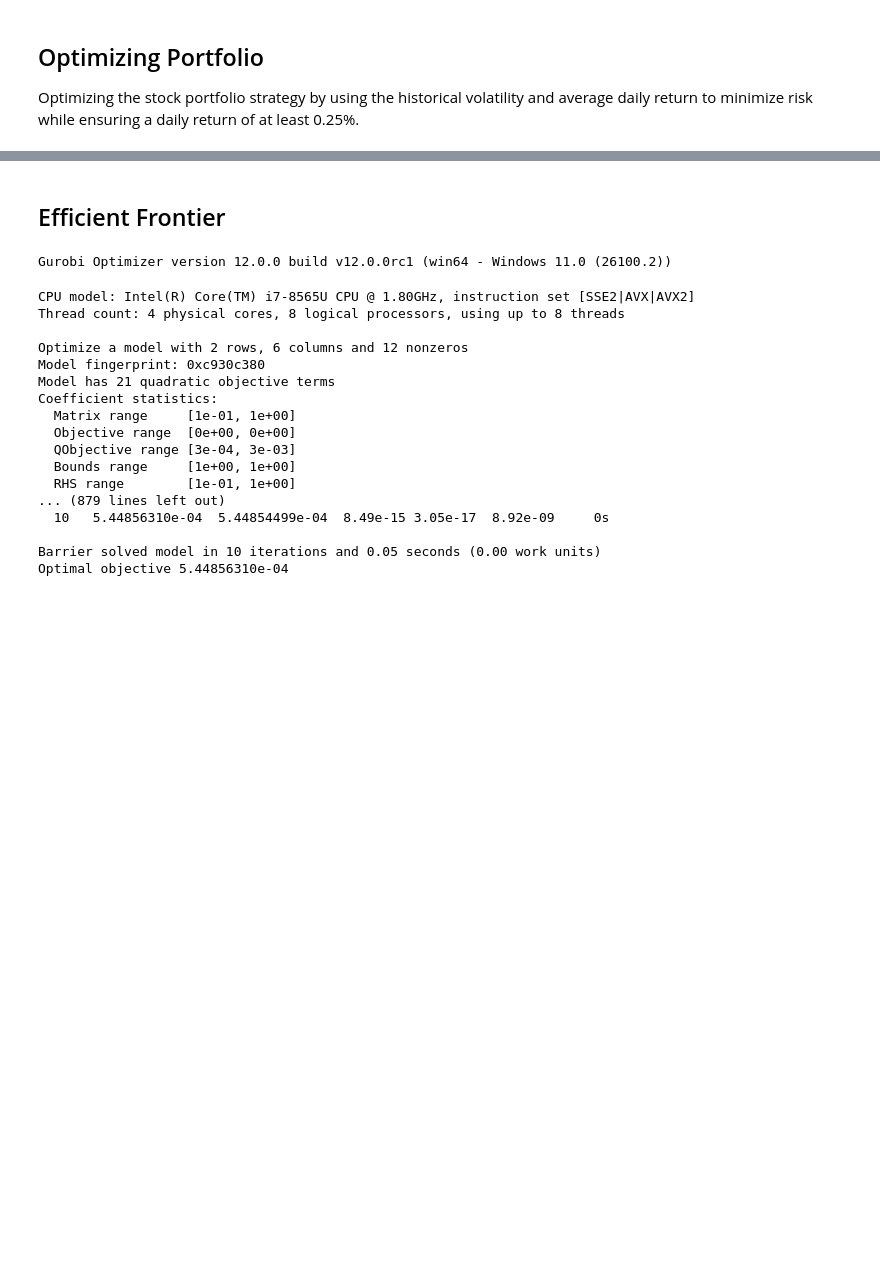
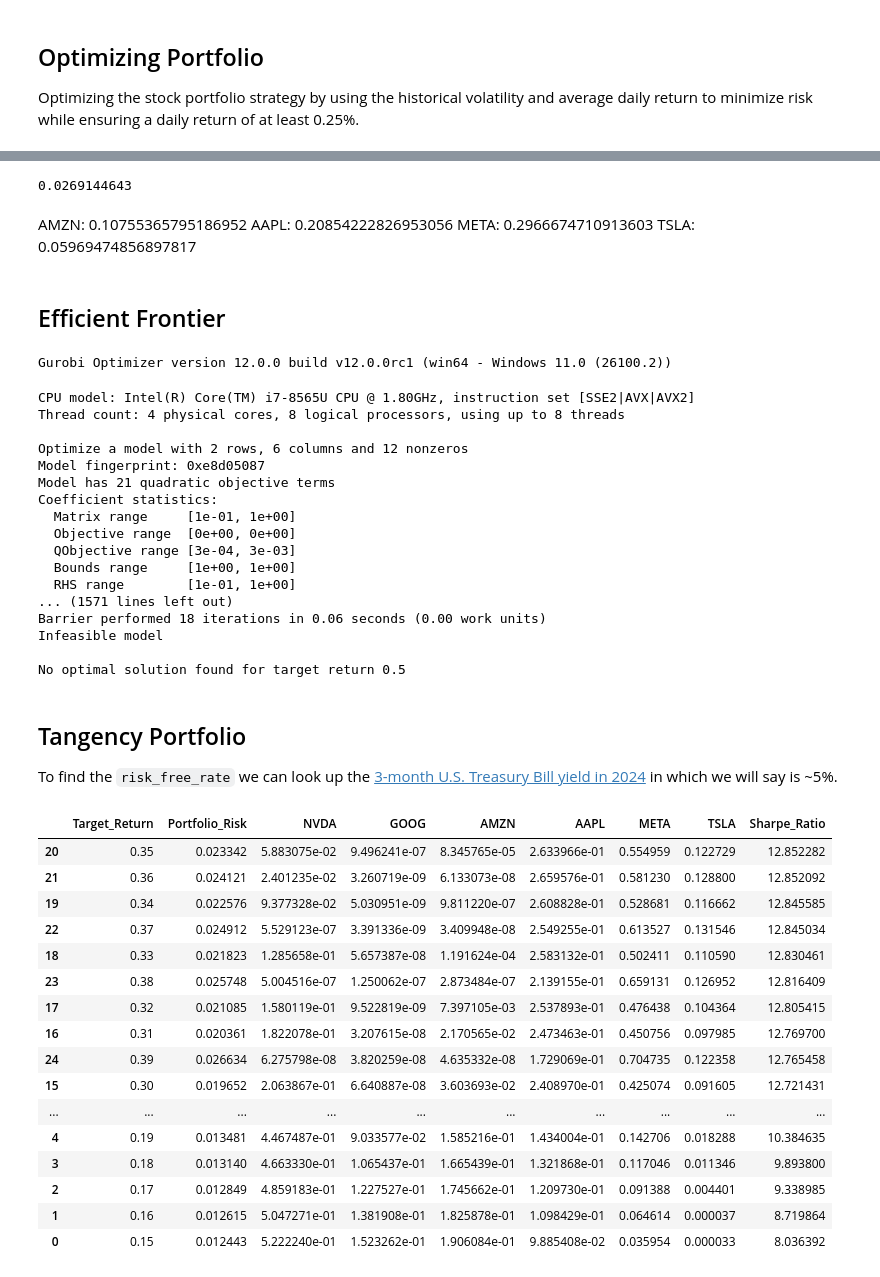
Before and after one commit to SterlingHayden/Optimization-IAA, a Jupyter notebook: HW/Portfolio-Optimization.ipynb, the cells around one changed output, grey strips where cells are left out. Cells and saved outputs as stored; diff of their text form; code cells hidden in the pictures; blank space fills up the shorter version.

```diff
--- a/HW/Portfolio-Optimization.ipynb
+++ b/HW/Portfolio-Optimization.ipynb
@@ -105,11 +113,20 @@ TSLA: 0.05969474856897817
+# %%
+2.69144643e-04*100
+# %% [output]
+0.0269144643
+# %% [markdown]
+AMZN: 0.10755365795186952
+AAPL: 0.20854222826953056
+META: 0.2966674710913603
+TSLA: 0.05969474856897817
 # %% [markdown]
 ## Efficient Frontier
 # %%
 # Initialize an array of target returns
 target = np.linspace(
   start = 0.15,
-  stop = 0.35,
-  num = 21
+  stop = 0.50,
+  num = 36
 )
 
 efficient_frontier  = [] # target return, risk, and list of weights
@@ -153,7 +170,7 @@ CPU model: Intel(R) Core(TM) i7-8565U CPU @ 1.80GHz, instruction set [SSE2|AVX|A
 Thread count: 4 physical cores, 8 logical processors, using up to 8 threads
 
 Optimize a model with 2 rows, 6 columns and 12 nonzeros
-Model fingerprint: 0xc930c380
+Model fingerprint: 0xe8d05087
 Model has 21 quadratic objective terms
 Coefficient statistics:
   Matrix range     [1e-01, 1e+00]
@@ -161,8 +178,47 @@ Coefficient statistics:
   QObjective range [3e-04, 3e-03]
   Bounds range     [1e+00, 1e+00]
   RHS range        [1e-01, 1e+00]
-... (879 lines left out)
-  10   5.44856310e-04  5.44854499e-04  8.49e-15 3.05e-17  8.92e-09     0s
+... (1571 lines left out)
+Barrier performed 18 iterations in 0.06 seconds (0.00 work units)
+Infeasible model
 
-Barrier solved model in 10 iterations and 0.05 seconds (0.00 work units)
-Optimal objective 5.44856310e-04
+No optimal solution found for target return 0.5
+# %% [markdown]
+## Tangency Portfolio
+To find the `risk_free_rate` we can look up the [3-month U.S. Treasury Bill yield in 2024](https://fred.stlouisfed.org/series/TB3MS) in which we will say is ~5%.
+# %%
+# Create df so I can filter
+returns, risks, weights = zip(*efficient_frontier) # unpack the vars
+df = pd.DataFrame({
+    "Target_Return": returns,
+    "Portfolio_Risk": risks # Std Dev
+})
+# Add weights as separate columns
+for i, symbol in enumerate(symbols):
+    df[symbol] = [w[i] for w in weights]
+
+# Sharpe Ratio
+risk_free_rate = 0.05  # Define the risk-free rate (adjust as needed)
+df["Sharpe_Ratio"] = (df["Target_Return"] - risk_free_rate) / df["Portfolio_Risk"]
+
+tangency_portfolio = df.loc[df["Sharpe_Ratio"].idxmax()] # Grab tangency
+opt_portfolio = df.loc[df["NVDA"]==.32717571099000303] # Grab optimal
+df.sort_values(by='Sharpe_Ratio', ascending=False)
+# %% [output]
+|  | Target_Return | Portfolio_Risk | NVDA | GOOG | AMZN | AAPL | META | TSLA | Sharpe_Ratio |
+| 20 | 0.35 | 0.023342 | 5.883075e-02 | 9.496241e-07 | 8.345765e-05 | 2.633966e-01 | 0.554959 | 0.122729 | 12.852282 |
+| 21 | 0.36 | 0.024121 | 2.401235e-02 | 3.260719e-09 | 6.133073e-08 | 2.659576e-01 | 0.581230 | 0.128800 | 12.852092 |
+| 19 | 0.34 | 0.022576 | 9.377328e-02 | 5.030951e-09 | 9.811220e-07 | 2.608828e-01 | 0.528681 | 0.116662 | 12.845585 |
+| 22 | 0.37 | 0.024912 | 5.529123e-07 | 3.391336e-09 | 3.409948e-08 | 2.549255e-01 | 0.613527 | 0.131546 | 12.845034 |
+| 18 | 0.33 | 0.021823 | 1.285658e-01 | 5.657387e-08 | 1.191624e-04 | 2.583132e-01 | 0.502411 | 0.110590 | 12.830461 |
+| 23 | 0.38 | 0.025748 | 5.004516e-07 | 1.250062e-07 | 2.873484e-07 | 2.139155e-01 | 0.659131 | 0.126952 | 12.816409 |
+| 17 | 0.32 | 0.021085 | 1.580119e-01 | 9.522819e-09 | 7.397105e-03 | 2.537893e-01 | 0.476438 | 0.104364 | 12.805415 |
+| 16 | 0.31 | 0.020361 | 1.822078e-01 | 3.207615e-08 | 2.170565e-02 | 2.473463e-01 | 0.450756 | 0.097985 | 12.769700 |
+| 24 | 0.39 | 0.026634 | 6.275798e-08 | 3.820259e-08 | 4.635332e-08 | 1.729069e-01 | 0.704735 | 0.122358 | 12.765458 |
+| 15 | 0.30 | 0.019652 | 2.063867e-01 | 6.640887e-08 | 3.603693e-02 | 2.408970e-01 | 0.425074 | 0.091605 | 12.721431 |
+| ... | ... | ... | ... | ... | ... | ... | ... | ... | ... |
+| 4 | 0.19 | 0.013481 | 4.467487e-01 | 9.033577e-02 | 1.585216e-01 | 1.434004e-01 | 0.142706 | 0.018288 | 10.384635 |
+| 3 | 0.18 | 0.013140 | 4.663330e-01 | 1.065437e-01 | 1.665439e-01 | 1.321868e-01 | 0.117046 | 0.011346 | 9.893800 |
+| 2 | 0.17 | 0.012849 | 4.859183e-01 | 1.227527e-01 | 1.745662e-01 | 1.209730e-01 | 0.091388 | 0.004401 | 9.338985 |
+| 1 | 0.16 | 0.012615 | 5.047271e-01 | 1.381908e-01 | 1.825878e-01 | 1.098429e-01 | 0.064614 | 0.000037 | 8.719864 |
+| 0 | 0.15 | 0.012443 | 5.222240e-01 | 1.523262e-01 | 1.906084e-01 | 9.885408e-02 | 0.035954 | 0.000033 | 8.036392 |
```
Also changed, not shown: parts of 4 cells of this notebook.
